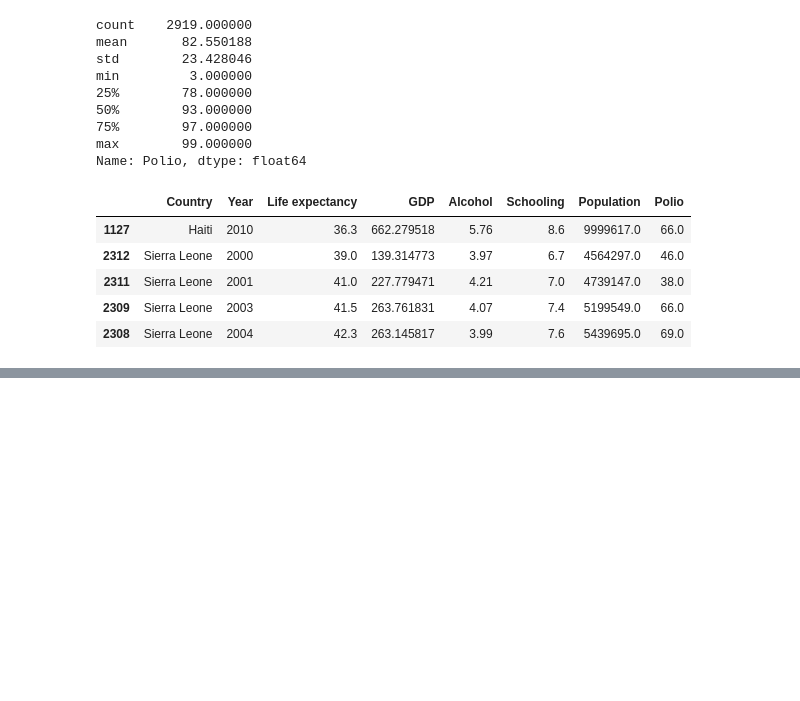
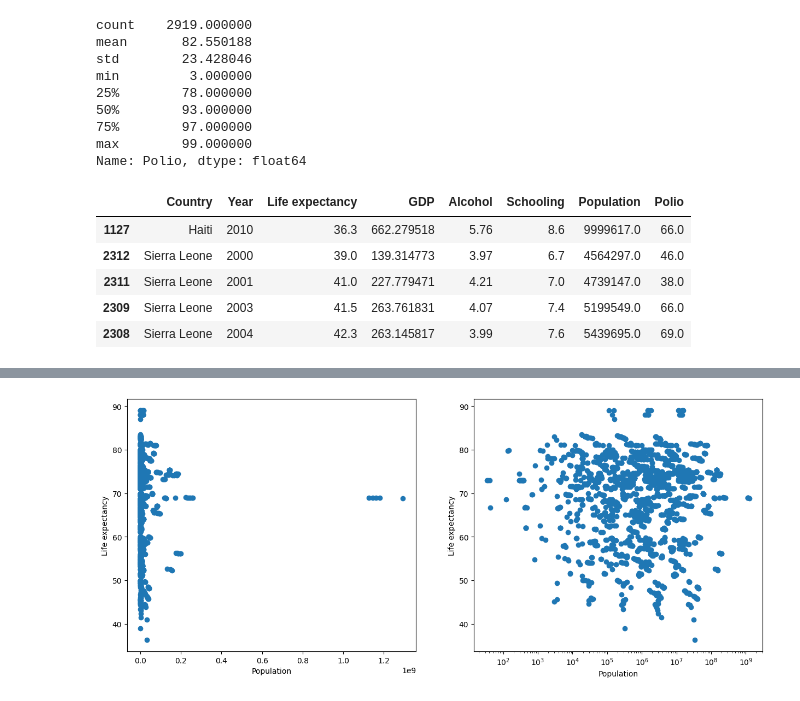
Before and after one commit to Manish-Kumar-9782/Tutorials-, a Jupyter notebook: Python DataScience/Life Expectancy Data Analysis.ipynb, the cells around one changed output, grey strips where cells are left out. Cells and saved outputs as stored; diff of their text form; code cells hidden in the pictures; blank space fills up the shorter version.

```diff
--- a/Python DataScience/Life Expectancy Data Analysis.ipynb
+++ b/Python DataScience/Life Expectancy Data Analysis.ipynb
@@ -198,0 +270,17 @@ plt.show()
+# %%
+fig, (axes1, axes2) = plt.subplots(figsize = (15,6), ncols=2)
+
+df_short.sort_values("Life expectancy", inplace=True)
+axes1.scatter(df.Population, df_short['Life expectancy'])
+axes2.scatter(df.Population, df_short['Life expectancy'])
+
+axes1.set_ylabel("Life expectancy")
+axes1.set_xlabel("Population")
+axes2.set_ylabel("Life expectancy")
+axes2.set_xlabel("Population")
+
+axes2.set_xscale("log")
+
+plt.show()
+# %% [output]
+[figure, added]
```
Also changed, not shown: parts of 7 cells of this notebook, 6 other files.
